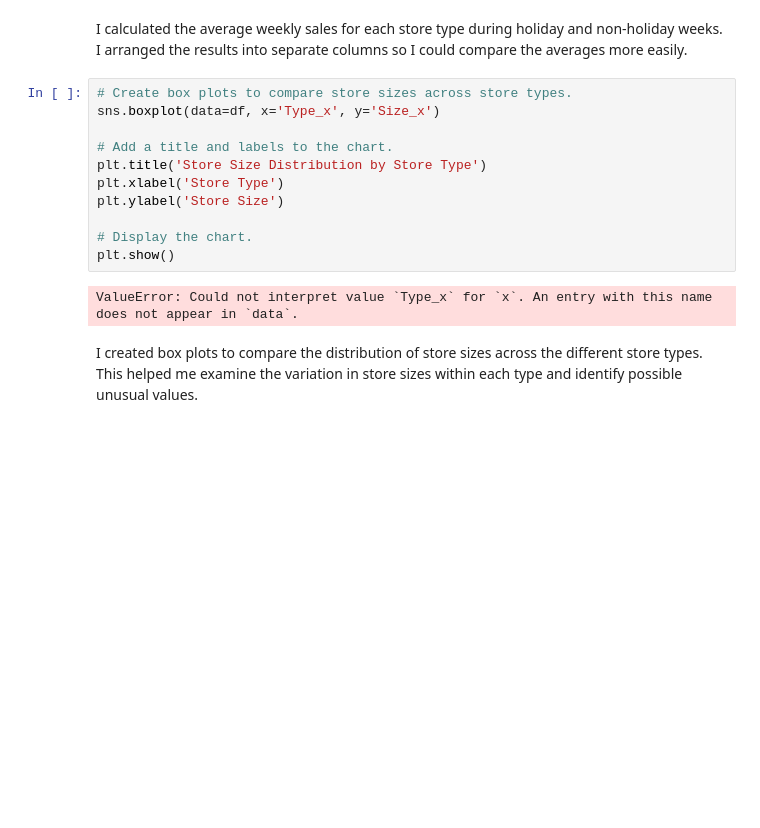
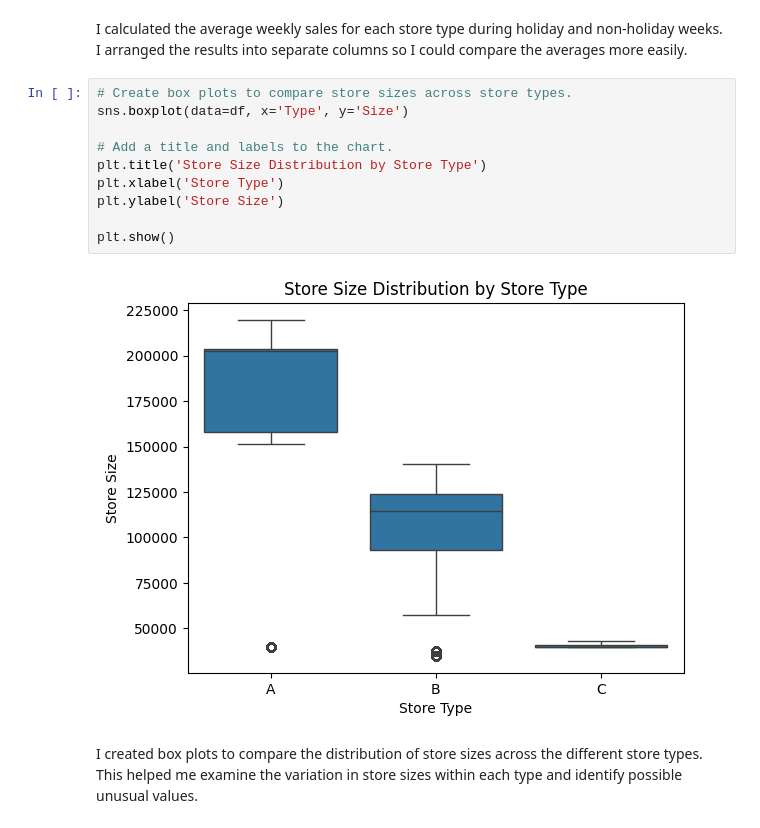
Before and after one commit to yetundeokunlade-commits/retail-sales-analysis, a Jupyter notebook: jupyter_notebooks/Notebook_Template.ipynb, the cells around one changed output. Drawn from its saved outputs; the diff is of its cells as text; blank space fills up the shorter version.

Commit message:
Fix box plot column names and rerun notebook

```diff
--- a/jupyter_notebooks/Notebook_Template.ipynb
+++ b/jupyter_notebooks/Notebook_Template.ipynb
@@ -2167,17 +2167,16 @@ store_type_holiday_sales
 I calculated the average weekly sales for each store type during holiday and non-holiday weeks. I arranged the results into separate columns so I could compare the averages more easily.
 # %%
 # Create box plots to compare store sizes across store types.
-sns.boxplot(data=df, x='Type_x', y='Size_x')
+sns.boxplot(data=df, x='Type', y='Size')
 
 # Add a title and labels to the chart.
 plt.title('Store Size Distribution by Store Type')
 plt.xlabel('Store Type')
 plt.ylabel('Store Size')
 
-# Display the chart.
 plt.show()
 # %% [output]
-ValueError: Could not interpret value `Type_x` for `x`. An entry with this name does not appear in `data`.
+[figure, added]
 # %% [markdown]
 I created box plots to compare the distribution of store sizes across the different store types. This helped me examine the variation in store sizes within each type and identify possible unusual values.
 # %%
```
Also changed, not shown: parts of 1 cell of this notebook.
